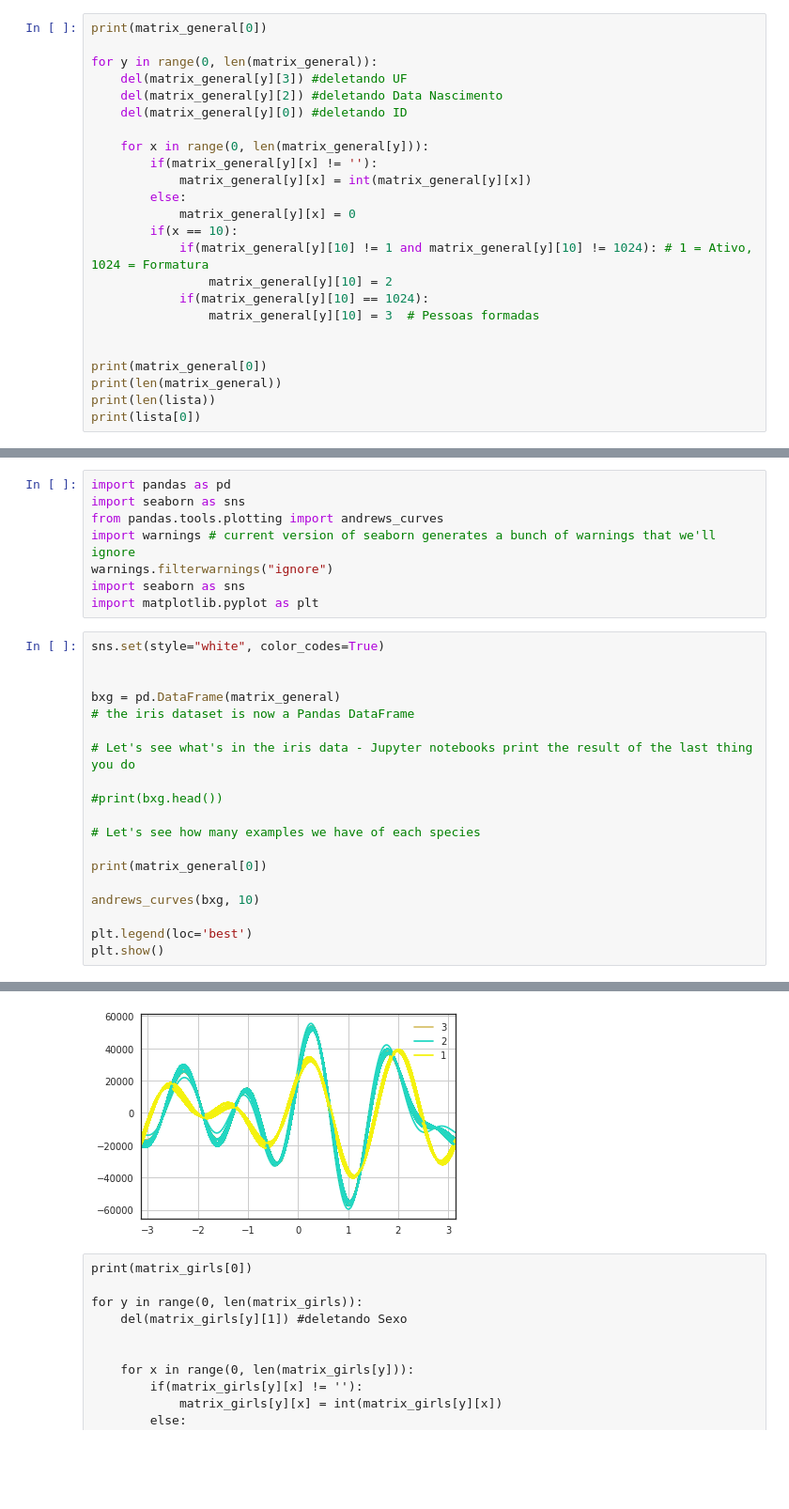
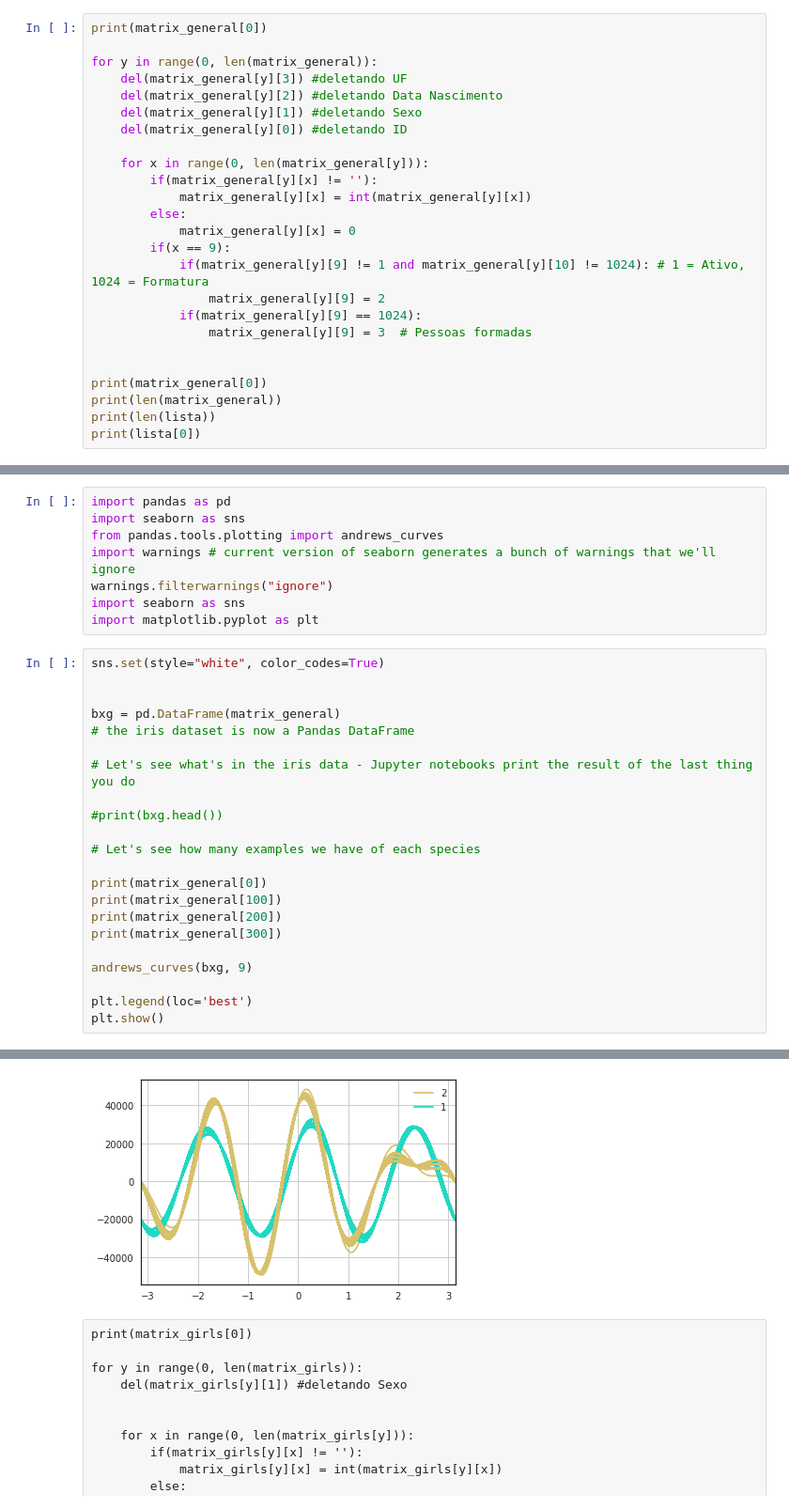
Before and after one commit to LMafra/estudos_em_bd, a Jupyter notebook: Codigos_prof/Lendo do Banco de Dados - Plotando Gráficos.ipynb, the cells around one changed output, grey strips where cells are left out. Shown at 94% size. Drawn from its saved outputs; the diff is of its cells as text; blank space fills up the shorter version.

Commit message:
Colocando apenas o sexo feminino. Preciso identificar o que é o 1, 2 e 3 relacionado ao x = 9

```diff
--- a/Codigos_prof/Lendo do Banco de Dados - Plotando Gráficos.ipynb
+++ b/Codigos_prof/Lendo do Banco de Dados - Plotando Gráficos.ipynb
@@ -60,6 +58,7 @@ print(matrix_general[0])
 for y in range(0, len(matrix_general)):
     del(matrix_general[y][3]) #deletando UF
     del(matrix_general[y][2]) #deletando Data Nascimento
+    del(matrix_general[y][1]) #deletando Sexo
     del(matrix_general[y][0]) #deletando ID
 
     for x in range(0, len(matrix_general[y])):
@@ -67,11 +66,11 @@ for y in range(0, len(matrix_general)):
             matrix_general[y][x] = int(matrix_general[y][x])
         else:
             matrix_general[y][x] = 0
-        if(x == 10):
-            if(matrix_general[y][10] != 1 and matrix_general[y][10] != 1024): # 1 = Ativo, 1024 = Formatura
-                matrix_general[y][10] = 2
-            if(matrix_general[y][10] == 1024):
-                matrix_general[y][10] = 3  # Pessoas formadas
+        if(x == 9):
+            if(matrix_general[y][9] != 1 and matrix_general[y][10] != 1024): # 1 = Ativo, 1024 = Formatura
+                matrix_general[y][9] = 2
+            if(matrix_general[y][9] == 1024):
+                matrix_general[y][9] = 3  # Pessoas formadas
 
 
 print(matrix_general[0])
@@ -108,8 +105,11 @@ bxg = pd.DataFrame(matrix_general)
 # Let's see how many examples we have of each species
 
 print(matrix_general[0])
+print(matrix_general[100])
+print(matrix_general[200])
+print(matrix_general[300])
 
-andrews_curves(bxg, 10)
+andrews_curves(bxg, 9)
 
 plt.legend(loc='best')
 plt.show()
@@ -118,4 +121,4 @@ plt.show()
-[figure, old version]
+[figure, new version]
 # %% [raw]
 print(matrix_girls[0])
 
```
Also changed, not shown: parts of 19 cells of this notebook.
